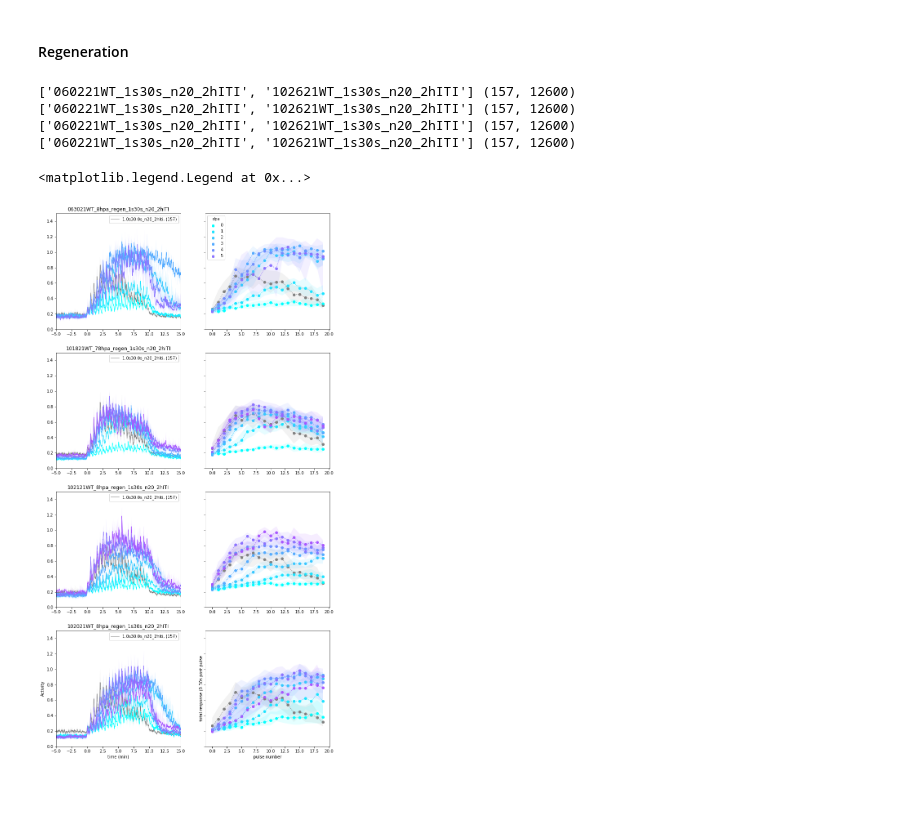
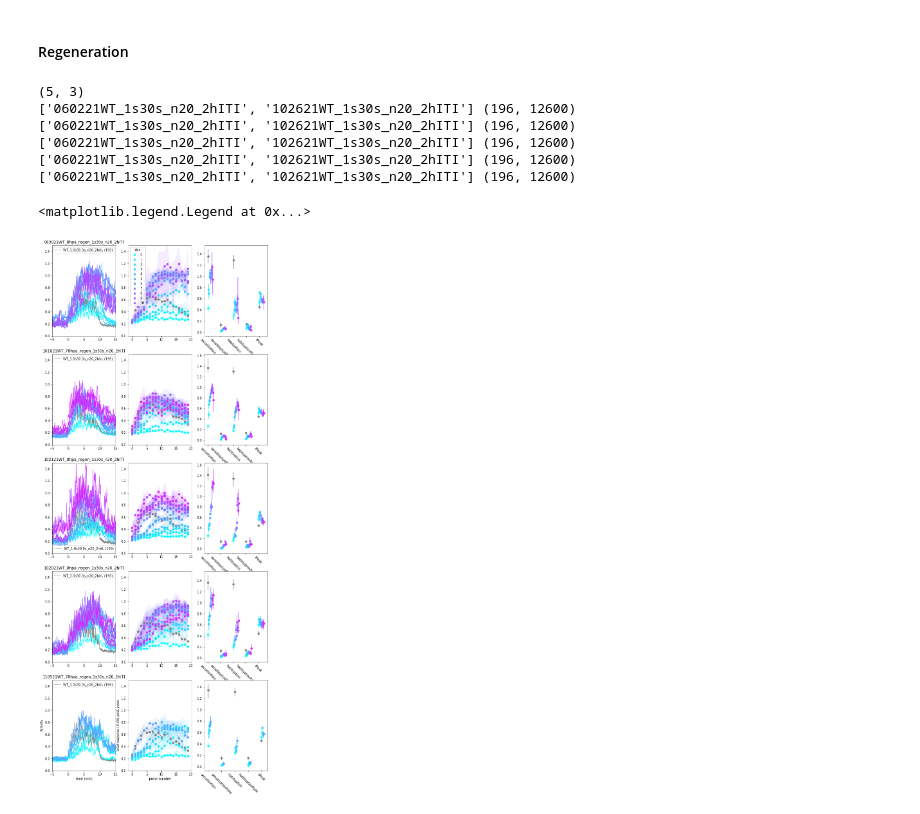
Before and after one commit to samuelbray32/behavior-lite, a Jupyter notebook: pulseTrain.ipynb, the cells around one changed output. Saved outputs shown, nothing was run; the diff lists cells and outputs as text; code cells hidden in the pictures.

```diff
--- a/pulseTrain.ipynb
+++ b/pulseTrain.ipynb
@@ -49,6 +48,14 @@ Will go through each gene in the interest list and plot its pulse train over WT.
 Please check that datasets compiled for each are correct
 # %%
 from tools.results import pulseTrain_rnai
-interest = ['pc2','gad']
-fig,ax = pulseTrain_rnai(interest,n_boot=1e2,trial_rng=(0,50))
+import pickle
+import numpy as np
+import matplotlib.pyplot as plt
+plt.rcParams['svg.fonttype']='none'
+from tools.results_experimental import pulseTrain
+
+
+interest = ['gad']#['tbh','tbh+pc2','pc2']#['pc2','chat','gad','tbh','nkx','tcf']#['nkx','arx',]#'tcf']#'tbh','gad','chat',]#['cntrl']#['arx','nkx','pc2','gad','chat',]
+exclude=['+','regen','vibe','1026']
+fig,ax = pulseTrain_rnai(interest,exclude,n_boot=1e1,trial_rng=(1,12),integrate=30)
 # %% [output]
@@ -60,12 +68,18 @@ fig,ax = pulseTrain_rnai(interest,n_boot=1e2,trial_rng=(0,50))
 #### Regeneration
 # %%
 from tools.results import pulseTrain_trialDependent
-fig, ax = pulseTrain_trialDependent(interest=['regen'],n_boot=1e1,pool=11,integrate=30)
+import numpy as np
+interest=['regen']
+exclude=['vibe','+']
+fig, ax = pulseTrain_trialDependent(interest=interest,exclude=exclude,n_boot=1e0,pool=6,
+                                    integrate=30,trial_rng=(0,84),statistic=np.mean)
 ax[0,1].legend(title='dpa')
 # %% [output]
-['060221WT_1s30s_n20_2hITI', '102621WT_1s30s_n20_2hITI'] (157, 12600)
-['060221WT_1s30s_n20_2hITI', '102621WT_1s30s_n20_2hITI'] (157, 12600)
-['060221WT_1s30s_n20_2hITI', '102621WT_1s30s_n20_2hITI'] (157, 12600)
-['060221WT_1s30s_n20_2hITI', '102621WT_1s30s_n20_2hITI'] (157, 12600)
+(5, 3)
+['060221WT_1s30s_n20_2hITI', '102621WT_1s30s_n20_2hITI'] (196, 12600)
+['060221WT_1s30s_n20_2hITI', '102621WT_1s30s_n20_2hITI'] (196, 12600)
+['060221WT_1s30s_n20_2hITI', '102621WT_1s30s_n20_2hITI'] (196, 12600)
+['060221WT_1s30s_n20_2hITI', '102621WT_1s30s_n20_2hITI'] (196, 12600)
+['060221WT_1s30s_n20_2hITI', '102621WT_1s30s_n20_2hITI'] (196, 12600)
 <matplotlib.legend.Legend at 0x...>
-[figure, old version]
+[figure, new version]
```
Also changed, not shown: parts of 3 cells of this notebook, 2 other files.
